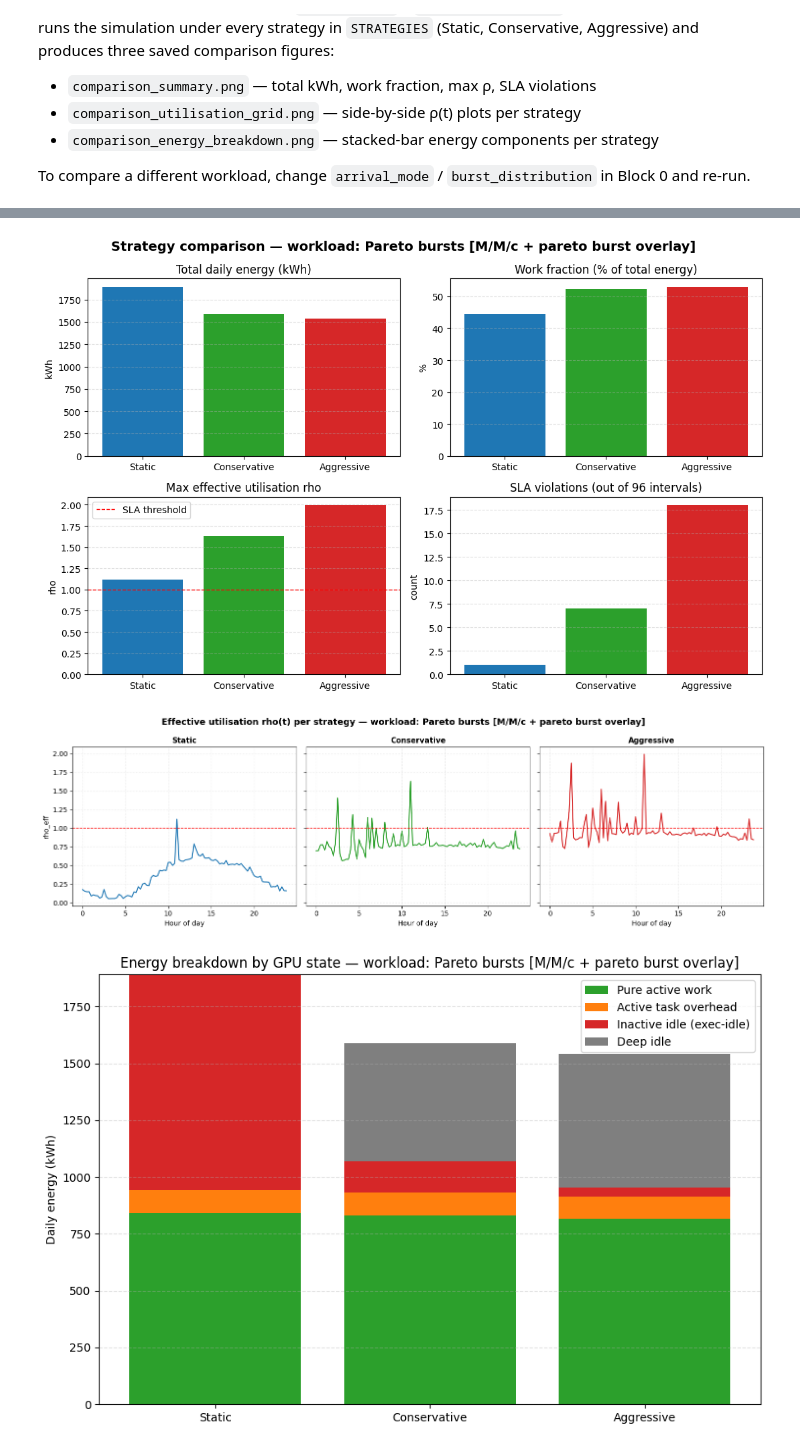
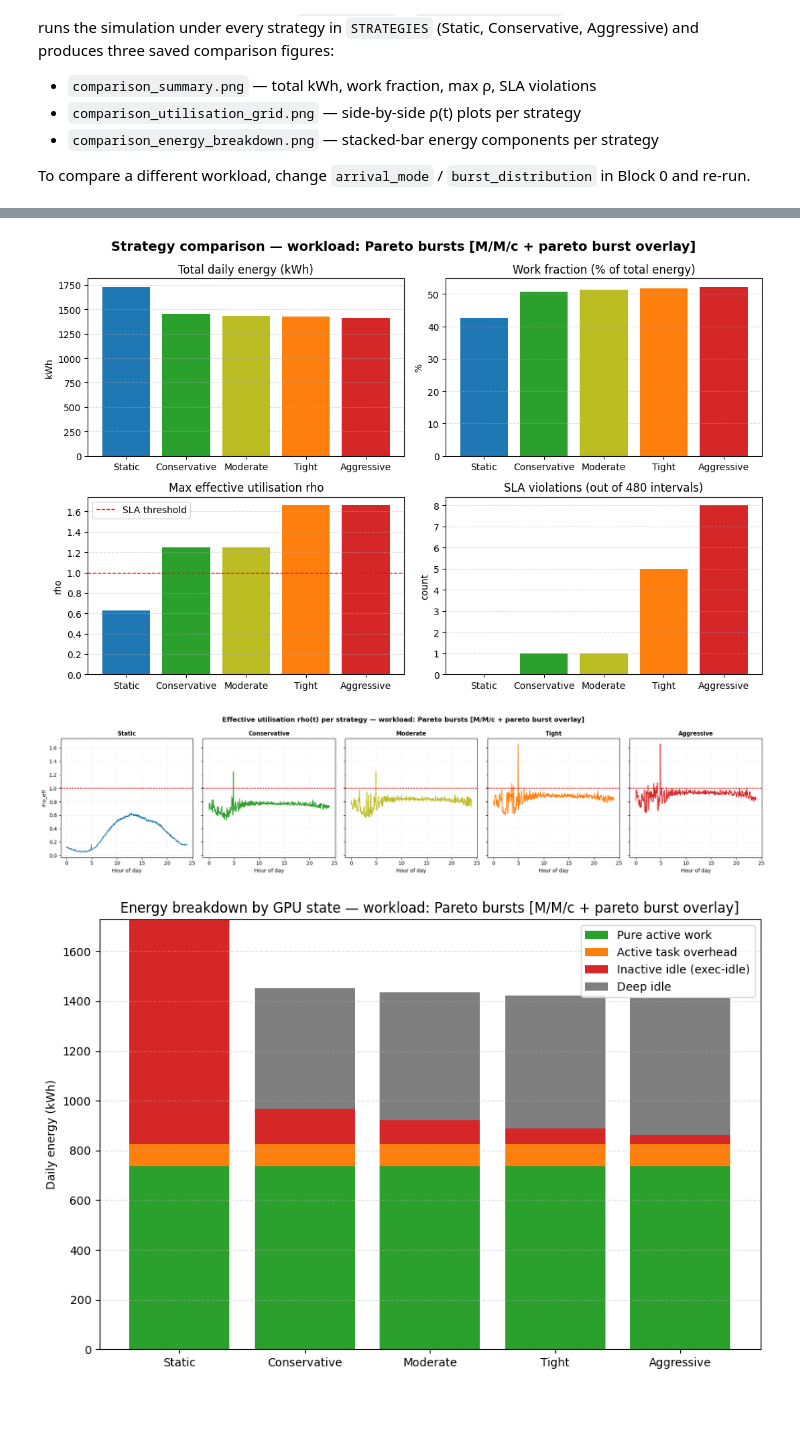
Before and after one commit to Tareg95/Modeling-of-the-Energy-Consumption-of-AI-Inference-Workloads, a Jupyter notebook: notebooks/ai_inference_energy_model.ipynb, the cells around one changed output, grey strips where cells are left out. Drawn from its saved outputs; the diff is of its cells as text; code cells hidden in the pictures; blank space fills up the shorter version.

```diff
--- a/notebooks/ai_inference_energy_model.ipynb
+++ b/notebooks/ai_inference_energy_model.ipynb
@@ -44,7 +44,7 @@ FIG_DIR = Path("../figures")
 FIG_DIR.mkdir(parents=True, exist_ok=True)
 
 # Reproducibility: fix the RNG seed so every run produces identical numbers
-np.random.seed(42)
+np.random.seed(67)
 
 # @title Simulation Configuration
 # All numeric constants live in src/config.py. Edit them there (or pass
@@ -56,7 +56,7 @@ arrival_params = ArrivalParams()  # used when arrival_mode == 'gamma_renewal'
 # --- Runtime toggles (Colab-style dropdowns) ---
 arrival_mode       = 'hybrid'        # @param ["nhpp_only", "hybrid", "gamma_renewal"]
 burst_distribution = 'pareto'        # @param ["pareto", "gamma"]   (only used when arrival_mode == "hybrid")
-strategy_mode      = 'Conservative'  # @param ["Static", "Conservative", "Aggressive"]
+strategy_mode      = 'Conservative'  # @param ["Static", "Conservative", "Moderate", "Tight", "Aggressive"]
 burst_params = BurstParams(distribution=burst_distribution)
 
 # --- Derived queueing-model label ---
@@ -87,7 +87,6 @@ lambda_peak = cluster.lambda_peak       # = target_rho_conservative * mu * c_pea
 P_idle           = power.p_idle
 P_execution_idle = power.p_execution_idle
 P_active_avg     = power.p_active_avg
-PUE              = power.pue
 EXEC_IDLE_FRAC   = power.execution_idle_fraction
 
 # Workload time axis
@@ -105,12 +104,18 @@ def scale_in_pods(c_target):
 # Provisioning arrays for the chosen strategy (Block 1 may overwrite if arrival_mode != 'nhpp_only')
 c_static       = np.full(num_steps, total_gpus)
 c_conservative = np.minimum(scale_in_pods(lambda_15min / (cluster.target_rho_conservative * mu)), total_gpus)
+c_moderate     = np.minimum(scale_in_pods(lambda_15min / (cluster.target_rho_moderate     * mu)), total_gpus)
+c_tight        = np.minimum(scale_in_pods(lambda_15min / (cluster.target_rho_tight        * mu)), total_gpus)
 c_aggressive   = np.minimum(scale_in_pods(lambda_15min / (cluster.target_rho_aggressive   * mu)), total_gpus)
 
 if strategy_mode == "Static":
     c_active = c_static
 elif strategy_mode == "Conservative":
     c_active = c_conservative
+elif strategy_mode == "Moderate":
+    c_active = c_moderate
+elif strategy_mode == "Tight":
+    c_active = c_tight
 elif strategy_mode == "Aggressive":
     c_active = c_aggressive
 
@@ -153,8 +158,9 @@ from src.Simulation import (
 
 
 def daily_intensity(t):
-    hour = int(t) % 24
-    return lambda_hourly[hour]
+    # Linear interpolation between hourly anchors so the NHPP thinning
+    # sees a continuous lambda(t) instead of a stair-step.
+    return float(np.interp(t % 24, np.arange(24), lambda_hourly))
 
 
 # Always compute a pure NHPP base for the comparison plot (no toggle effect).
@@ -202,9 +208,15 @@ if arrival_mode == 'nhpp_only':
 else:
     lambda_15min = lambda_15min_active
     c_conservative = np.minimum(scale_in_pods(lambda_15min / (cluster.target_rho_conservative * mu)), total_gpus)
+    c_moderate     = np.minimum(scale_in_pods(lambda_15min / (cluster.target_rho_moderate     * mu)), total_gpus)
+    c_tight        = np.minimum(scale_in_pods(lambda_15min / (cluster.target_rho_tight        * mu)), total_gpus)
     c_aggressive   = np.minimum(scale_in_pods(lambda_15min / (cluster.target_rho_aggressive   * mu)), total_gpus)
     if strategy_mode == "Conservative":
         c_active = c_conservative
+    elif strategy_mode == "Moderate":
+        c_active = c_moderate
+    elif strategy_mode == "Tight":
+        c_active = c_tight
     elif strategy_mode == "Aggressive":
         c_active = c_aggressive
     elif strategy_mode == "Static":
@@ -798,9 +810,11 @@ for sc in scenarios:
           f"{u['rho_effective'].max():8.2f}{sla:10d}")
 
 labels = [sc['strategy'] for sc in scenarios]
-strategy_colors = {'Static': 'tab:blue',
+strategy_colors = {'Static':       'tab:blue',
                     'Conservative': 'tab:green',
-                    'Aggressive': 'tab:red'}
+                    'Moderate':     'tab:olive',
+                    'Tight':        'tab:orange',
+                    'Aggressive':   'tab:red'}
 colors = [strategy_colors[s] for s in labels]
 
 # --- Figure 1: 2x2 summary bar charts ---
@@ -837,7 +851,7 @@ fig.savefig(FIG_DIR / 'comparison_summary.png', dpi=300, bbox_inches='tight')
 plt.show(); plt.close()
 
 # --- Figure 2: side-by-side rho(t) plots, one per strategy ---
-fig, axes = plt.subplots(1, len(STRATEGIES), figsize=(15, 4.5),
+fig, axes = plt.subplots(1, len(STRATEGIES), figsize=(20, 4.5),
                           sharex=True, sharey=True)
 for c, sc in enumerate(scenarios):
     ax = axes[c]
@@ -892,4 +908,4 @@ Aggressive            1540.5    52.9    1.99        18
-[figure, old version]
+[figure, new version]
-[figure, old version]
+[figure, new version]
-[figure, old version]
+[figure, new version]
 Saved 3 comparison figures to C:\Users\edvin\Documents\ITK\Project Web\Modeling-of-the-Energy-Consumption-of-AI-Inference-Workloads\figures
```
Also changed, not shown: parts of 12 cells of this notebook, 11 other files.
